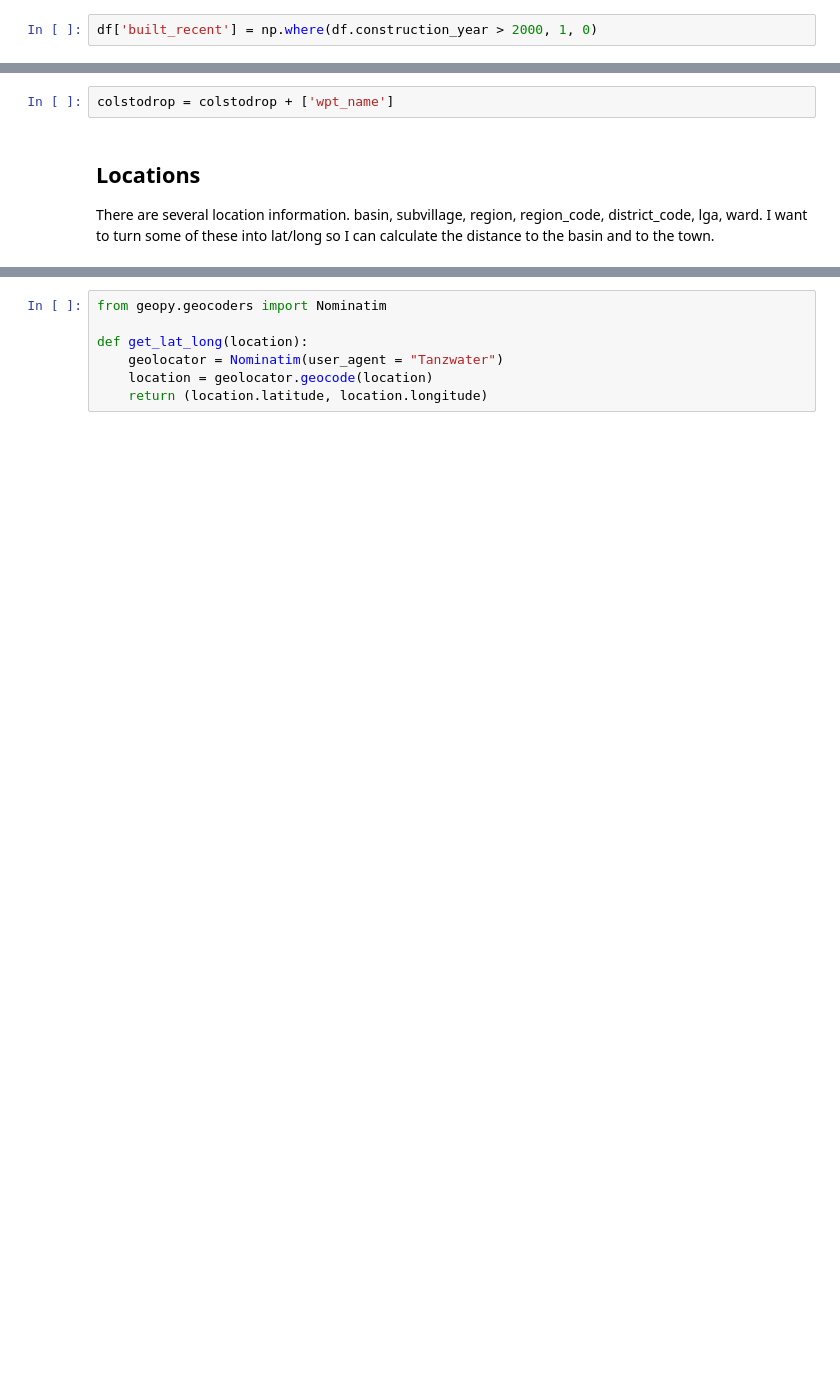
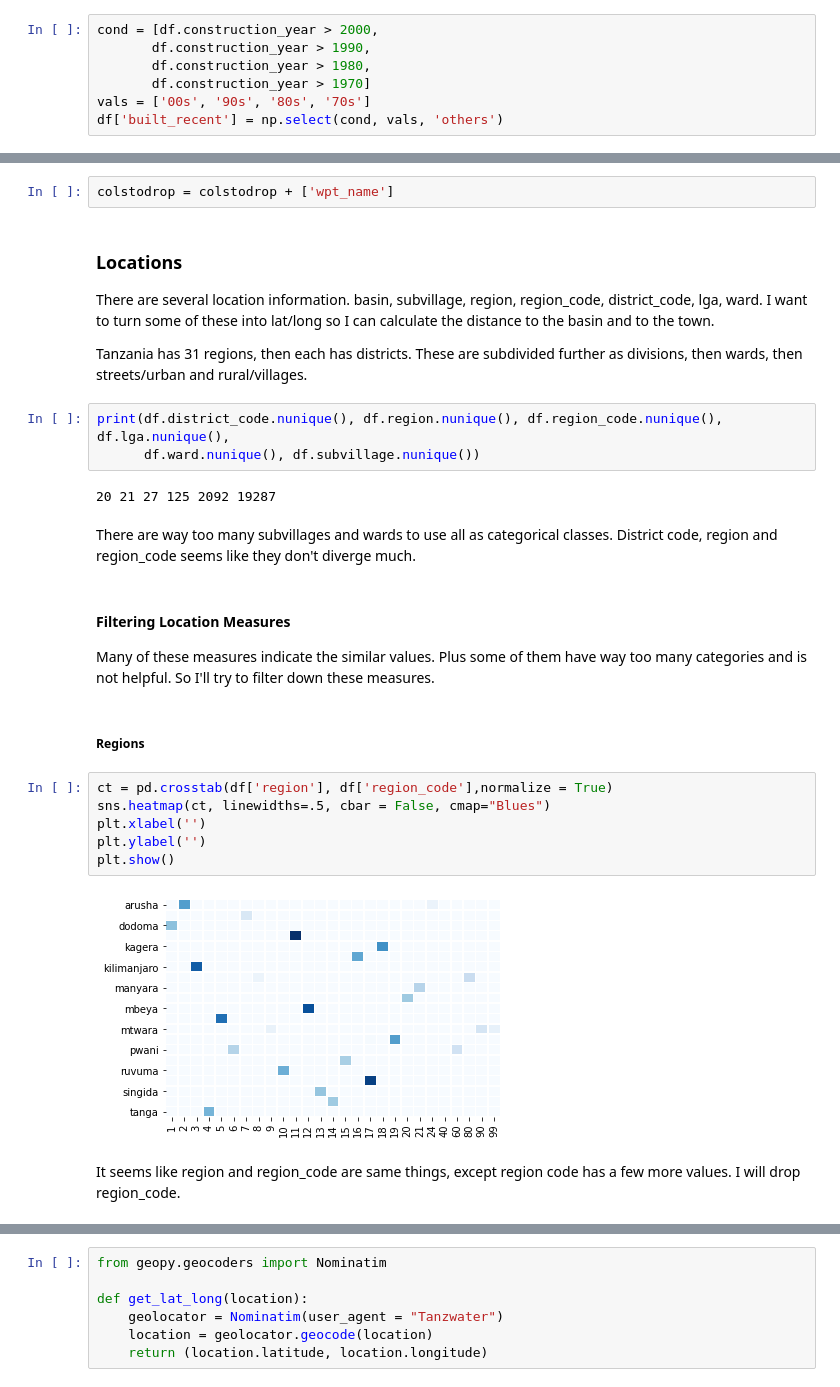
Before and after one commit to stereopickle/Tanzanian_water_pump_classificationn, a Jupyter notebook: 020.Exploratory_Data_Analysis.ipynb, the cells around one changed output, grey strips where cells are left out. Drawn from its saved outputs; the diff is of its cells as text; blank space fills up the shorter version.

```diff
--- a/020.Exploratory_Data_Analysis.ipynb
+++ b/020.Exploratory_Data_Analysis.ipynb
@@ -152,5 +157,10 @@ Since construction year data seems important but mostly missing. I'm going to tu
-# %%
-df['built_recent'] = np.where(df.construction_year > 2000, 1, 0)
+# %%
+cond = [df.construction_year > 2000,
+       df.construction_year > 1990,
+       df.construction_year > 1980,
+       df.construction_year > 1970]
+vals = ['00s', '90s', '80s', '70s']
+df['built_recent'] = np.select(cond, vals, 'others')
 # %% [markdown]
 ## Population
 Most values are 0, but since many are 1, I'm guessing this means that most wells are far from the residential areas.
@@ -214,5 +224,29 @@ I can't really think of any possible reason waterpoint name has anything to do w
 # %%
 colstodrop = colstodrop + ['wpt_name']
 # %% [markdown]
-## Locations
+### Locations
 There are several location information. basin, subvillage, region, region_code, district_code, lga, ward. I want to turn some of these into lat/long so I can calculate the distance to the basin and to the town.
+
+Tanzania has 31 regions, then each has districts. These are subdivided further as divisions, then wards, then streets/urban and rural/villages.
+# %%
+print(df.district_code.nunique(), df.region.nunique(), df.region_code.nunique(), df.lga.nunique(),
+      df.ward.nunique(), df.subvillage.nunique())
+# %% [output]
+20 21 27 125 2092 19287
+# %% [markdown]
+There are way too many subvillages and wards to use all as categorical classes. District code, region and region_code seems like they don't diverge much.
+# %% [markdown]
+#### Filtering Location Measures
+Many of these measures indicate the similar values. Plus some of them have way too many categories and is not helpful. So I'll try to filter down these measures.
+# %% [markdown]
+##### Regions
+# %%
+ct = pd.crosstab(df['region'], df['region_code'],normalize = True)
+sns.heatmap(ct, linewidths=.5, cbar = False, cmap="Blues")
+plt.xlabel('')
+plt.ylabel('')
+plt.show()
+# %% [output]
+[figure, added]
+# %% [markdown]
+It seems like region and region_code are same things, except region code has a few more values. I will drop region_code.
```
Also changed, not shown: parts of 61 cells of this notebook.
